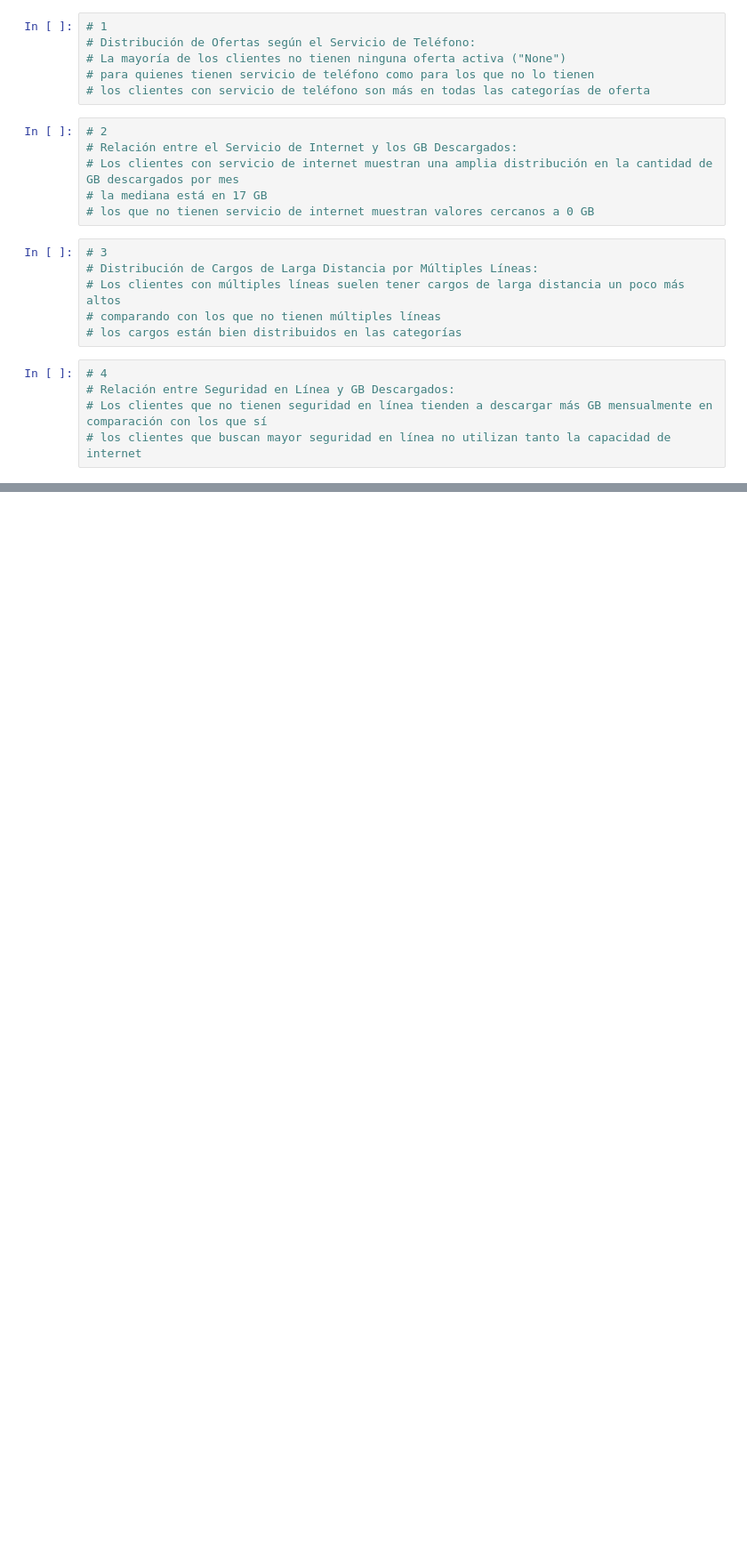
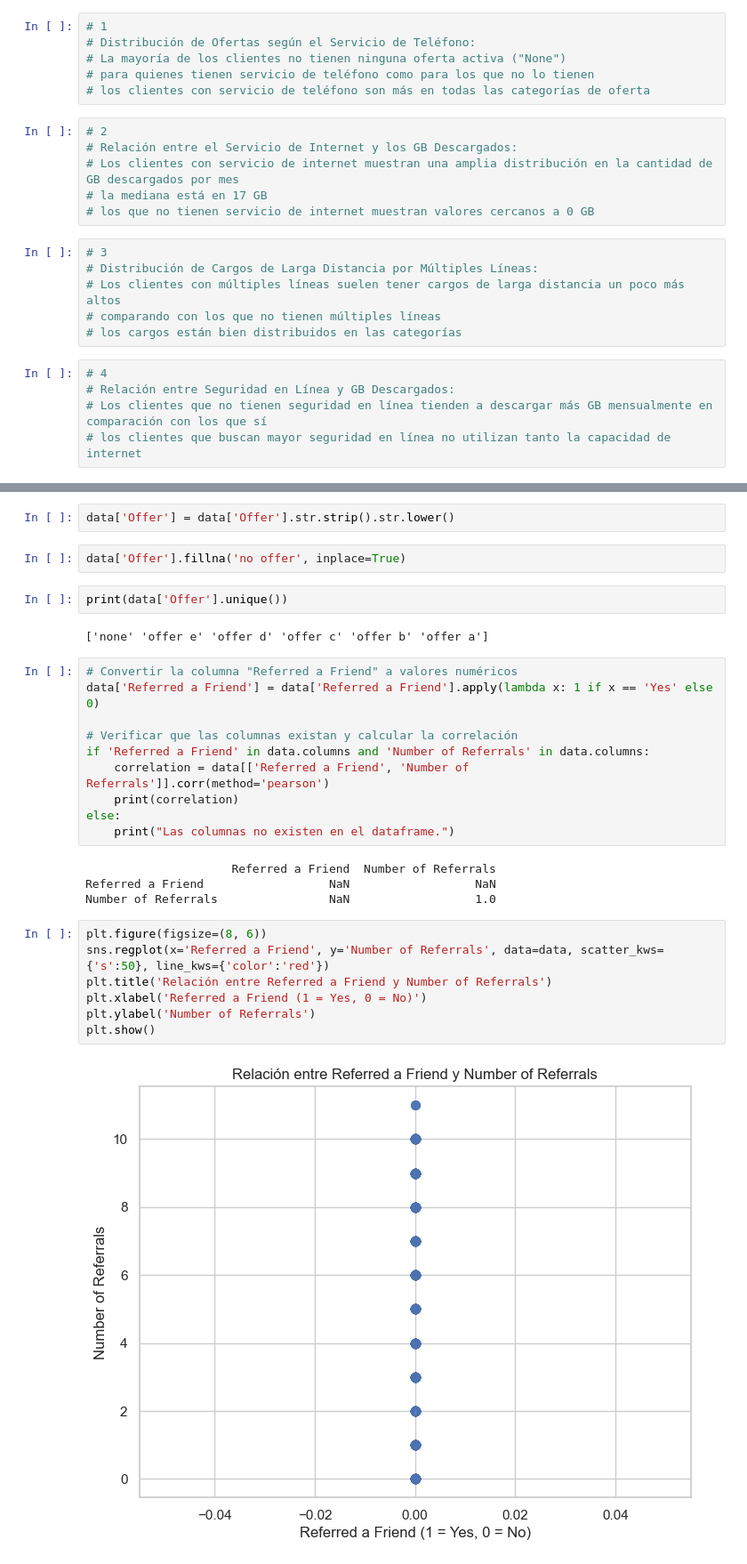
Before and after one commit to mcpoveda2/ProyectoFinalPython, a Jupyter notebook: proyecto_.ipynb, the cells around one changed output, grey strips where cells are left out. Shown at 89% size. Drawn from its saved outputs; the diff is of its cells as text; blank space fills up the shorter version.

```diff
--- a/proyecto.ipynb
+++ b/proyecto_.ipynb
@@ -141,0 +153,31 @@ plt.show()
+# %%
+data['Offer'] = data['Offer'].str.strip().str.lower()
+# %%
+data['Offer'].fillna('no offer', inplace=True)
+# %%
+print(data['Offer'].unique())
+# %% [output]
+['none' 'offer e' 'offer d' 'offer c' 'offer b' 'offer a']
+# %%
+# Convertir la columna "Referred a Friend" a valores numéricos
+data['Referred a Friend'] = data['Referred a Friend'].apply(lambda x: 1 if x == 'Yes' else 0)
+
+# Verificar que las columnas existan y calcular la correlación
+if 'Referred a Friend' in data.columns and 'Number of Referrals' in data.columns:
+    correlation = data[['Referred a Friend', 'Number of Referrals']].corr(method='pearson')
+    print(correlation)
+else:
+    print("Las columnas no existen en el dataframe.")
+# %% [output]
+                     Referred a Friend  Number of Referrals
+Referred a Friend                  NaN                  NaN
+Number of Referrals                NaN                  1.0
+# %%
+plt.figure(figsize=(8, 6))
+sns.regplot(x='Referred a Friend', y='Number of Referrals', data=data, scatter_kws={'s':50}, line_kws={'color':'red'})
+plt.title('Relación entre Referred a Friend y Number of Referrals')
+plt.xlabel('Referred a Friend (1 = Yes, 0 = No)')
+plt.ylabel('Number of Referrals')
+plt.show()
+# %% [output]
+[figure, added]
```
Also changed, not shown: parts of 14 cells of this notebook.
